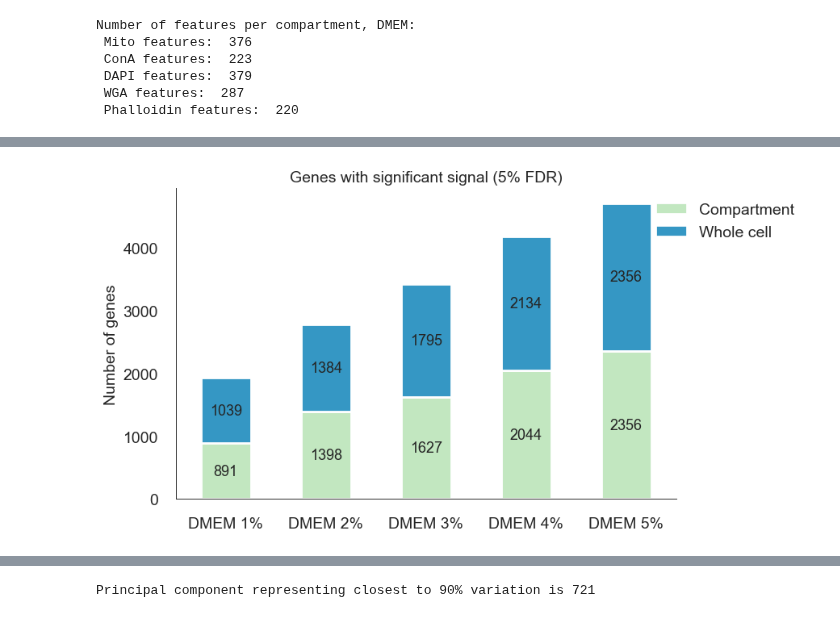
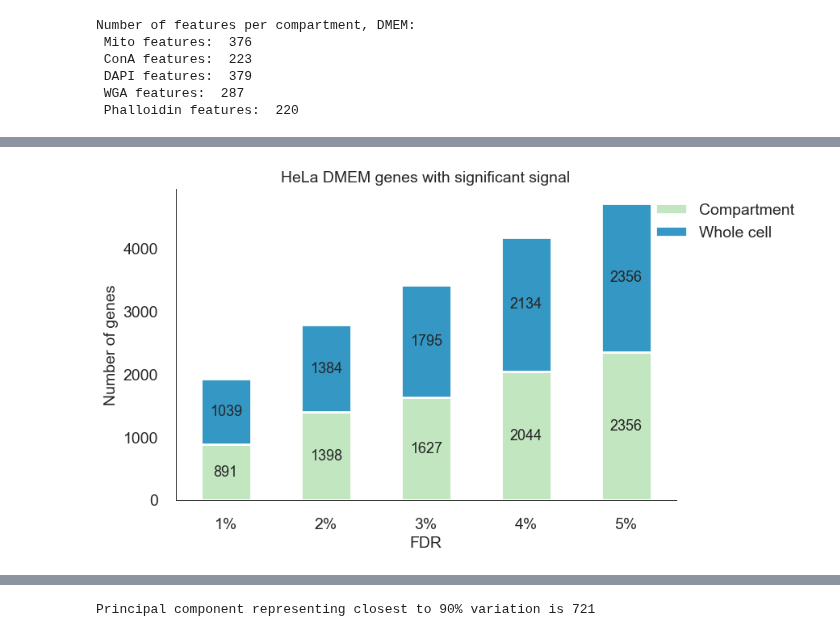
Before and after one commit to broadinstitute/2022_PERISCOPE, a Jupyter notebook: Supplemental_x/number_of_hits_DMEM_5_all_FDR.ipynb, the cells around one changed output, grey strips where cells are left out. Saved outputs shown, nothing was run; the diff lists cells and outputs as text; code cells hidden in the pictures.

Commit message:
clean up graphs

```diff
--- a/Supplemental_x/number_of_hits_DMEM_5_all_FDR.ipynb
+++ b/Supplemental_x/number_of_hits_DMEM_5_all_FDR.ipynb
@@ -39,15 +39,13 @@ with open("../Hit_Calling/outputs/HeLa_CCLE_expression_summary.json") as f:
     zero_tpm_list = express['zero_tpm']
     expressed_gene_list = express['expressed_genes']
 
-### Load barcodes used in experiment
+# Load barcodes used in experiment
 guides = pd.read_csv('../common_files/Barcodes.csv')
 guide_list = list(guides['sgRNA'])
 
 # Import the guide-level profiles
-df_guide = pd.read_csv("../Profile_Aggregation/outputs/20210422_6W_CP257_guide_normalized_feature_select_median_merged_ALLBATCHES___DMEM___ALLWELLS.csv.gz")
-df_guide = df_guide[df_guide["Metadata_Foci_Barcode_MatchedTo_Barcode"].isin(guide_list)]
-# Subset the nontargeting guide profiles
-df_nontargeting = df_guide.query("Metadata_Foci_Barcode_MatchedTo_GeneCode == 'nontargeting'")
+HeLa_DMEM_df_guide = pd.read_csv("../Profile_Aggregation/outputs/20210422_6W_CP257_guide_normalized_feature_select_median_merged_ALLBATCHES___DMEM___ALLWELLS.csv.gz")
+HeLa_DMEM_df_guide = HeLa_DMEM_df_guide[HeLa_DMEM_df_guide["Metadata_Foci_Barcode_MatchedTo_Barcode"].isin(guide_list)]
 # %%
 # Extract the features from the guide level profiles
 feature_dict = {}
@@ -170,7 +168,7 @@ for (df_p_values, condition,fdr_value) in [(df_p_values,'DMEM_1',1),(df_p_values
     hit_list = list(comp_spec_hits.Gene) + list(whole_cell_hits.Gene)
     whole_cell_hit_list = list(whole_cell_hits.Gene)
     comp_spec_hit_list = list(comp_spec_hits.Gene)
-    all_genes_list = list(df_guide.Metadata_Foci_Barcode_MatchedTo_GeneCode.unique())
+    all_genes_list = list(HeLa_DMEM_df_guide.Metadata_Foci_Barcode_MatchedTo_GeneCode.unique())
     all_genes_list.remove("nontargeting")
     non_hit_list = [gene for gene in all_genes_list if gene not in hit_list]
 
@@ -197,0 +178,26 @@ Mito genes 56
+# %%
+# Run this cell if you are starting from this point
+"""
+whole_cell_hits_dict = {}
+comp_spec_hits_dict = {}
+non_hits_dict = {}
+conditions = ['DMEM_1','DMEM_2','DMEM_3','DMEM_4','DMEM_5']
+for condition in conditions:
+    whole_cell_hits = pd.read_csv(f'outputs/HeLa_{condition}_plate_level_median_per_feat_sig_genes_fdr_whole_cell_hits.csv')
+    comp_spec_hits = pd.read_csv(f'outputs/HeLa_{condition}_plate_level_median_per_feat_sig_genes_fdr_compartment_specific_hits.csv')
+    all_hits = pd.concat([whole_cell_hits,comp_spec_hits])
+    hit_list = list(comp_spec_hits.Gene) + list(whole_cell_hits.Gene)
+    whole_cell_hit_list = list(whole_cell_hits.Gene)
+    comp_spec_hit_list = list(comp_spec_hits.Gene)
+    all_genes_list = list(HeLa_DMEM_df_guide.Metadata_Foci_Barcode_MatchedTo_GeneCode.unique())
+    all_genes_list.remove("nontargeting")
+    non_hit_list = [gene for gene in all_genes_list if gene not in hit_list]
+
+    whole_cell_hits_dict[condition] = whole_cell_hit_list
+    comp_spec_hits_dict[condition] = comp_spec_hit_list
+    non_hits_dict[condition] = non_hit_list
+
+    print(f'for condition {condition} there are {len(whole_cell_hit_list)} Whole cell hits')
+    print(f'for condition {condition} there are {len(comp_spec_hit_list)} Compartment hits')
+    print(f'for condition {condition} there are {len(non_hit_list)} Compartment hits')
+"""
@@ -198,32 +220,33 @@ Mito genes 56
 # %%
-# Plot hits summary for Fig 3A
+# Plot hits by FDR
 mpl.rc('axes', linewidth=0.7)
 mpl.rc('xtick', labelsize=14)
 mpl.rc('xtick', labelsize=14)
 
 fig, ax = plt.subplots(figsize=(8,5))
 colors = sns.color_palette('GnBu')[:8]
 hits_plot = pd.DataFrame({'Compartment':[len(comp_spec_hits_dict['DMEM_1']),len(comp_spec_hits_dict['DMEM_2']),len(comp_spec_hits_dict['DMEM_3']),len(comp_spec_hits_dict['DMEM_4']),len(comp_spec_hits_dict['DMEM_5'])],
                          'Whole cell':[len(whole_cell_hits_dict['DMEM_1']),len(whole_cell_hits_dict['DMEM_2']),len(whole_cell_hits_dict['DMEM_3']),len(whole_cell_hits_dict['DMEM_4']),len(whole_cell_hits_dict['DMEM_5'])]},
-                        index=['DMEM 1%','DMEM 2%','DMEM 3%','DMEM 4%','DMEM 5%'])
+                        index=['1%','2%','3%','4%','5%'])
 
 hits_plot.plot(kind='bar',
                stacked=True,
                color=[colors[1], colors[4]],
                legend = 'reverse',
                rot = 0,
                fontsize= 14,
                width = 0.5,
                ax=ax)
 
-ax.set_title('Genes with significant signal (5% FDR)',size=14) #Genes with significant signal above noise
+ax.set_title('HeLa DMEM genes with significant signal',size=14) #Genes with significant signal above noise
 ax.set_ylabel('Number of genes',size=14)
+ax.set_xlabel('FDR',size=14)
 
 ax.bar_label(ax.containers[0],label_type='center',size=13)
 ax.bar_label(ax.containers[1],label_type='center',size=13)
 ax.spines['top'].set_visible(False)
 ax.spines['right'].set_visible(False)
 ax.legend(loc="upper left", bbox_to_anchor=(0.93,1),frameon=False, ncol=1, fontsize =14)
-fig.savefig(os.path.join(output_folder,'figure_panels','Fig3A_HeLa_DMEM_HPLM_whole_cell_compartment_specific_hits.png'),dpi = 300,bbox_inches='tight')
+fig.savefig(os.path.join(output_folder,'figure_panels','Supplemental_X_hits_by_FDR.png'),dpi = 300,bbox_inches='tight')
 # %% [output]
-[figure, old version]
+[figure, new version]
```
Also changed, not shown: parts of 11 cells of this notebook, 3 other files.
